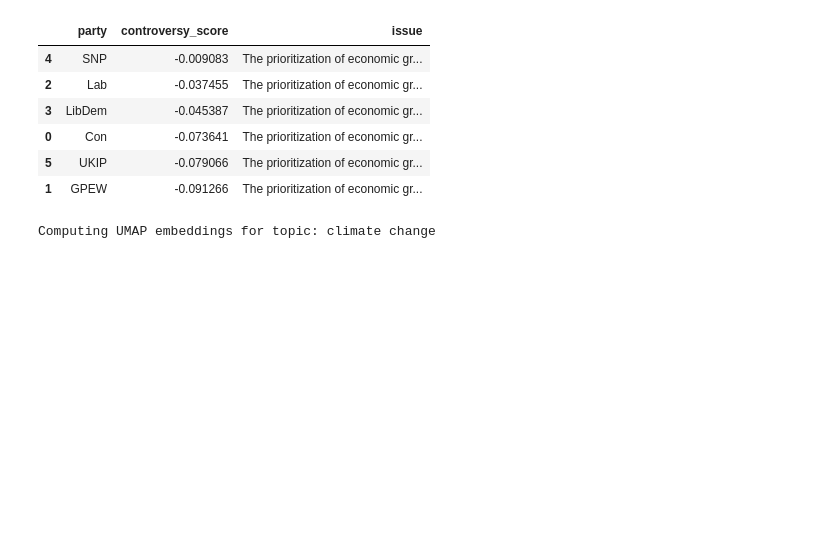
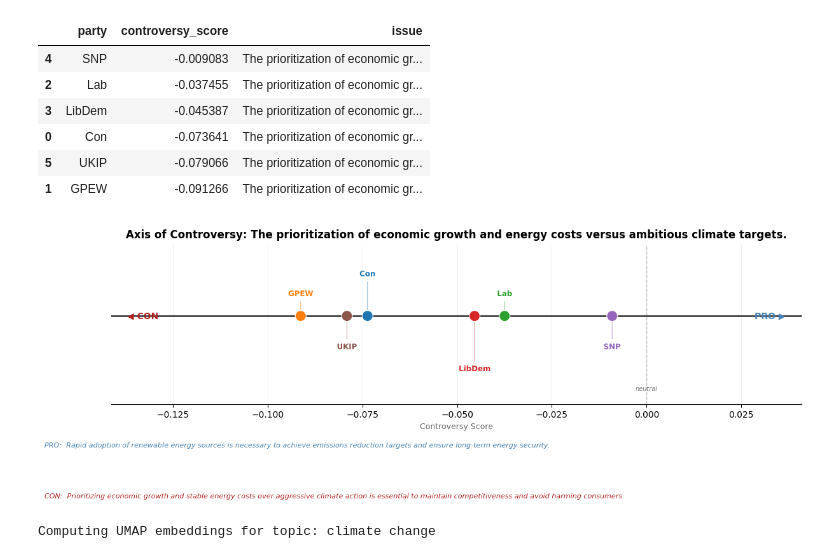
Before and after one commit to fedefraschio/stance-detection-uk-parliament, a Jupyter notebook: notebooks/stance_detection.ipynb, the cells around one changed output. Saved outputs shown, nothing was run; the diff lists cells and outputs as text; code cells hidden in the pictures; blank space fills up the shorter version.

```diff
--- a/notebooks/stance_detection.ipynb
+++ b/notebooks/stance_detection.ipynb
@@ -321,6 +352,14 @@ uk.set_summarization_for_topic(topic, summarizations)
 anchors=uk.generate_anchors(topic)
 # %% [output]
 Generating stance anchors for topic: climate change
+# %%
+# save anchors to json file for DEBUGGING purposes
+with open(f'./../data/processed/anchors_{topic}.json', 'w') as f:
+    json.dump(anchors, f, indent=4)
+# %%
+# read anchors from json file for DEBUGGING purposes
+with open(f'./../data/processed/anchors_{topic}.json', 'r') as f:
+    anchors = json.load(f)
 # %%
 anchors
 # %% [output]
@@ -366,6 +405,10 @@ Computing embeddings for topic: climate change
 | 0 | Con | -0.073641 | The prioritization of economic gr... |
 | 5 | UKIP | -0.079066 | The prioritization of economic gr... |
 | 1 | GPEW | -0.091266 | The prioritization of economic gr... |
+# %%
+uk.plot_axis_of_controversy(party_df, issue=issue, anchors=anchors[0])
+# %% [output]
+[figure, added]
 # %%
 embeddings = uk.compute_umap_embeddings(topic, anchors[1])
 uk.plot_umap_party_averages(embeddings, topic)
```
Also changed, not shown: parts of 13 cells of this notebook, 1 other file.
